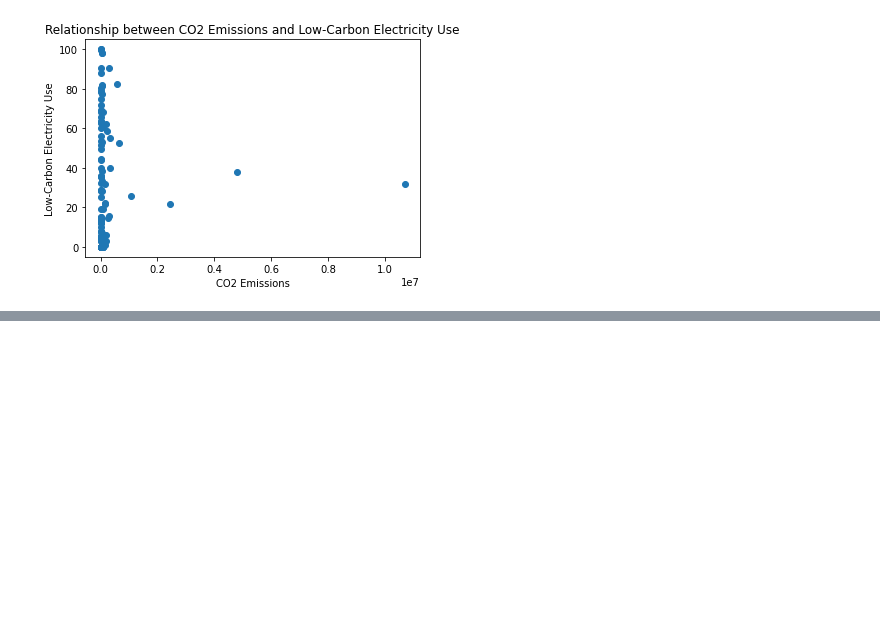
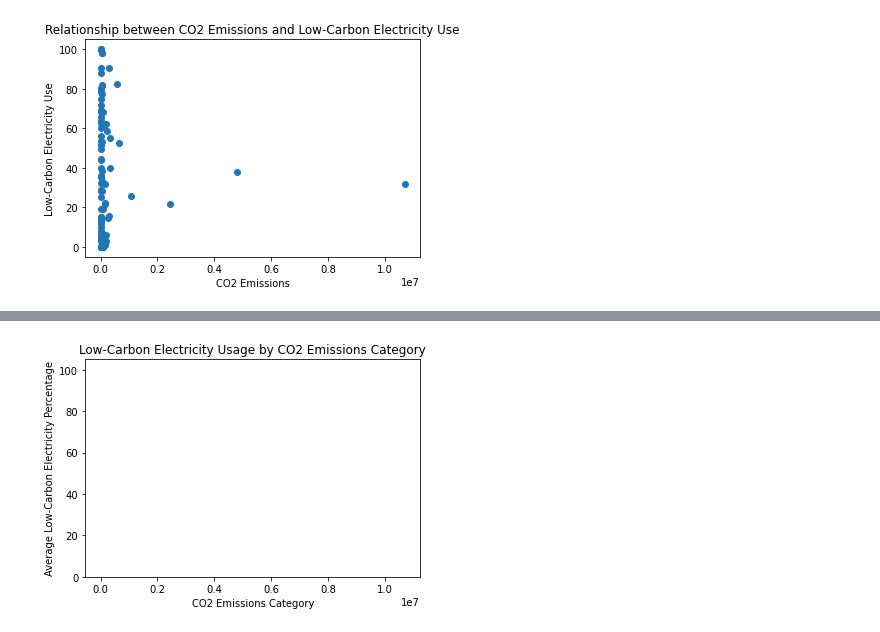
Before and after one commit to yosieph/Project1, a Jupyter notebook: Resources/project1_2.ipynb, the cells around one changed output, grey strips where cells are left out. Drawn from its saved outputs; the diff is of its cells as text; code cells hidden in the pictures; blank space fills up the shorter version.

```diff
--- a/Resources/project1_high.ipynb
+++ b/Resources/project1_2.ipynb
@@ -120,3 +125,6 @@ plt.title('Relationship between CO2 Emissions and Low-Carbon Electricity Use')
 # %% [output]
 Text(0.5, 1.0, 'Relationship between CO2 Emissions and Low-Carbon Electricity Use')
 [figure]
+# %%
+category_means = main_data.groupby('co2 Emissions (metric tons per capita)')['Low-carbon electricity (% electricity)'].mean()
+category_means
@@ -122,0 +145,12 @@ Text(0.5, 1.0, 'Relationship between CO2 Emissions and Low-Carbon Electricity Us
+# %%
+# Create a bar graph
+# plt.bar(['co2 Emissions (metric tons per capita)'], df['Low-carbon electricity (% electricity)'], color=['blue', 'red'])
+
+plt.bar(category_means.index, category_means.values)
+plt.xlabel('CO2 Emissions Category')
+plt.ylabel('Average Low-Carbon Electricity Percentage')
+plt.title('Low-Carbon Electricity Usage by CO2 Emissions Category')
+# plt.ylim(0, 100)  # Set the y-axis limits to represent percentages (0 to 100)
+plt.show()
+# %% [output]
+[figure, added]
```
Also changed, not shown: parts of 2 cells of this notebook.
